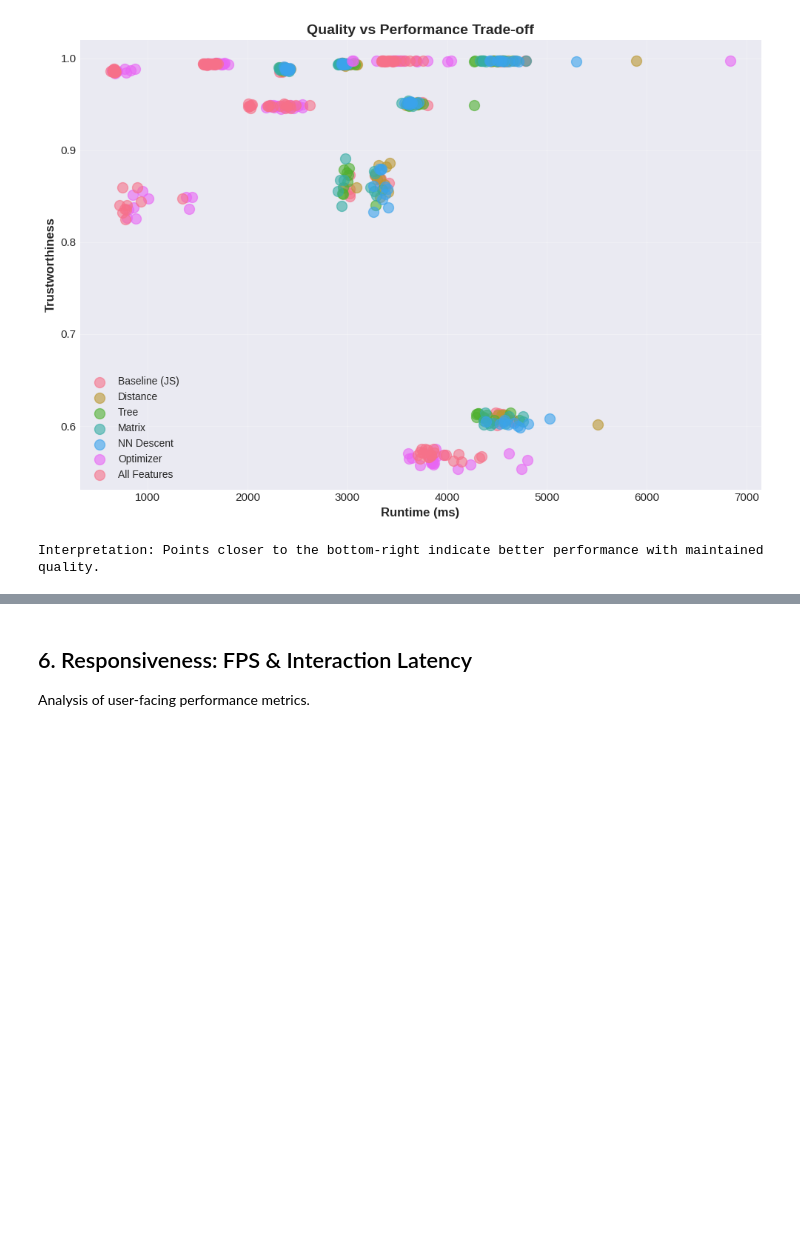
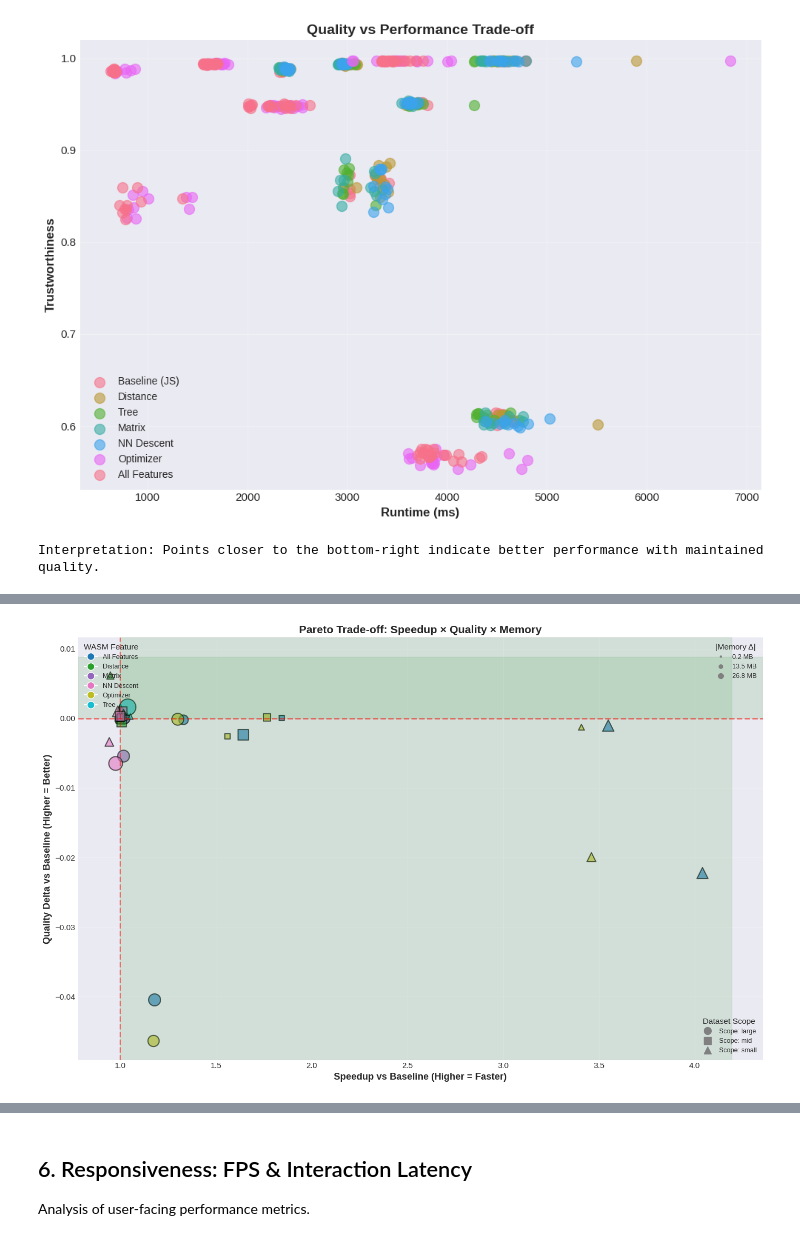
Before and after one commit to elarsaks/umap-bench, a Jupyter notebook: bench/analysis/analysis.ipynb, the cells around one changed output, grey strips where cells are left out. Drawn from its saved outputs; the diff is of its cells as text; code cells hidden in the pictures; blank space fills up the shorter version.

```diff
--- a/bench/analysis/analysis.ipynb
+++ b/bench/analysis/analysis.ipynb
@@ -465,0 +890,100 @@ Interpretation: Points closer to the bottom-right indicate better performance wi
+# %%
+# Pareto plot: Speedup vs Quality Delta with Memory as size and Scope as marker
+if len(pareto_df) > 0 and pareto_df['quality_delta'].notna().any():
+    fig, ax = plt.subplots(figsize=(14, 9))
+
+    # Define marker styles for each scope
+    scope_markers = {'small': 'o', 'mid': 's', 'large': '^'}
+    available_scopes = pareto_df['scope'].unique()
+
+    # Map scopes to markers (handle case where scope names might vary)
+    scope_to_marker = {}
+    marker_shapes = ['o', 's', '^', 'D', 'v', 'p', '*']
+    for i, scope in enumerate(sorted(available_scopes)):
+        scope_to_marker[scope] = marker_shapes[i % len(marker_shapes)]
+
+    # Color map for features
+    colors = plt.cm.tab10(np.linspace(0, 1, len(pareto_df['feature'].unique())))
+    feature_colors = {feat: colors[i] for i, feat in enumerate(sorted(pareto_df['feature'].unique()))}
+
+    # Normalize memory delta for point sizing (use absolute value)
+    # Scale from 50 to 500 for visibility
+    min_size, max_size = 50, 500
+    if pareto_df['abs_memory_delta'].max() > 0:
+        size_scale = (pareto_df['abs_memory_delta'] - pareto_df['abs_memory_delta'].min()) / \
+                     (pareto_df['abs_memory_delta'].max() - pareto_df['abs_memory_delta'].min())
+        sizes = min_size + size_scale * (max_size - min_size)
+    else:
+        sizes = [min_size] * len(pareto_df)
+
+    # Plot each point
+    for idx, row in pareto_df.iterrows():
+        if pd.isna(row['quality_delta']) or pd.isna(row['speedup']):
+            continue
+
+        ax.scatter(
+            row['speedup'],
+            row['quality_delta'],
+            s=sizes[idx],
+            marker=scope_to_marker.get(row['scope'], 'o'),
+            color=feature_colors.get(row['feature'], 'gray'),
+            alpha=0.6,
+            edgecolors='black',
+            linewidths=1.5
+        )
+
+    # Add reference lines
+    ax.axhline(y=0, color='red', linestyle='--', linewidth=2, alpha=0.5, label='Quality baseline')
+    ax.axvline(x=1.0, color='red', linestyle='--', linewidth=2, alpha=0.5, label='Speedup baseline (1.0x)')
+
+    # Shade the "ideal" quadrant (speedup > 1, quality_delta >= 0)
+    ax.axvspan(1.0, ax.get_xlim()[1], alpha=0.1, color='green', label='Ideal region')
+    ax.axhspan(0, ax.get_ylim()[1], alpha=0.1, color='green')
+
+    ax.set_xlabel('Speedup vs Baseline (Higher = Faster)', fontsize=13, fontweight='bold')
+    ax.set_ylabel('Quality Delta vs Baseline (Higher = Better)', fontsize=13, fontweight='bold')
+    ax.set_title('Pareto Trade-off: Speedup × Quality × Memory', fontsize=15, fontweight='bold')
+    ax.grid(alpha=0.3)
+
+    # Create custom legends
+    # Legend 1: Features (colors)
+    feature_handles = [plt.Line2D([0], [0], marker='o', color='w',
+                                  markerfacecolor=feature_colors[feat], markersize=10,
+                                  label=feat)
+                      for feat in sorted(feature_colors.keys())]
+    legend1 = ax.legend(handles=feature_handles, title='WASM Feature',
+                       loc='upper left', fontsize=9, framealpha=0.95)
+    ax.add_artist(legend1)
+
+    # Legend 2: Scopes (markers)
+    scope_handles = [plt.Line2D([0], [0], marker=scope_to_marker[scope], color='gray',
+                                linestyle='', markersize=10, label=f'Scope: {scope}')
+                    for scope in sorted(scope_to_marker.keys())]
+    legend2 = ax.legend(handles=scope_handles, title='Dataset Scope',
+                       loc='lower right', fontsize=9, framealpha=0.95)
+    ax.add_artist(legend2)
+
+    # Legend 3: Memory (size)
+    mem_min = pareto_df['abs_memory_delta'].min()
+    mem_max = pareto_df['abs_memory_delta'].max()
+    mem_sizes = [min_size, (min_size + max_size) / 2, max_size]
+    mem_labels = [f'{mem_min:.1f}', f'{(mem_min + mem_max) / 2:.1f}', f'{mem_max:.1f}']
+    mem_handles = [plt.Line2D([0], [0], marker='o', color='gray', linestyle='',
+                             markersize=np.sqrt(s / 10), label=f'{label} MB')
+                  for s, label in zip(mem_sizes, mem_labels)]
+    legend3 = ax.legend(handles=mem_handles, title='|Memory Δ|',
+                       loc='upper right', fontsize=9, framealpha=0.95)
+
+    plt.tight_layout()
+    plt.savefig('../outputs/figures/pareto_tradeoff.png', bbox_inches='tight', dpi=200)
+    plt.show()
+
+    print("\nPareto Plot Interpretation:")
+    print("  • Top-right quadrant (green): Ideal - faster AND better quality")
+    print("  • Top-left: Slower but higher quality")
+    print("  • Bottom-right: Faster but lower quality (performance-quality trade-off)")
+    print("  • Bottom-left: Worse on all dimensions")
+    print("  • Point size: Larger = greater memory impact")
+    print("  • Marker shape: Different shapes = different dataset scopes")
+# %% [output]
+[figure, added]
```
Also changed, not shown: parts of 33 cells of this notebook, 8 other files.
